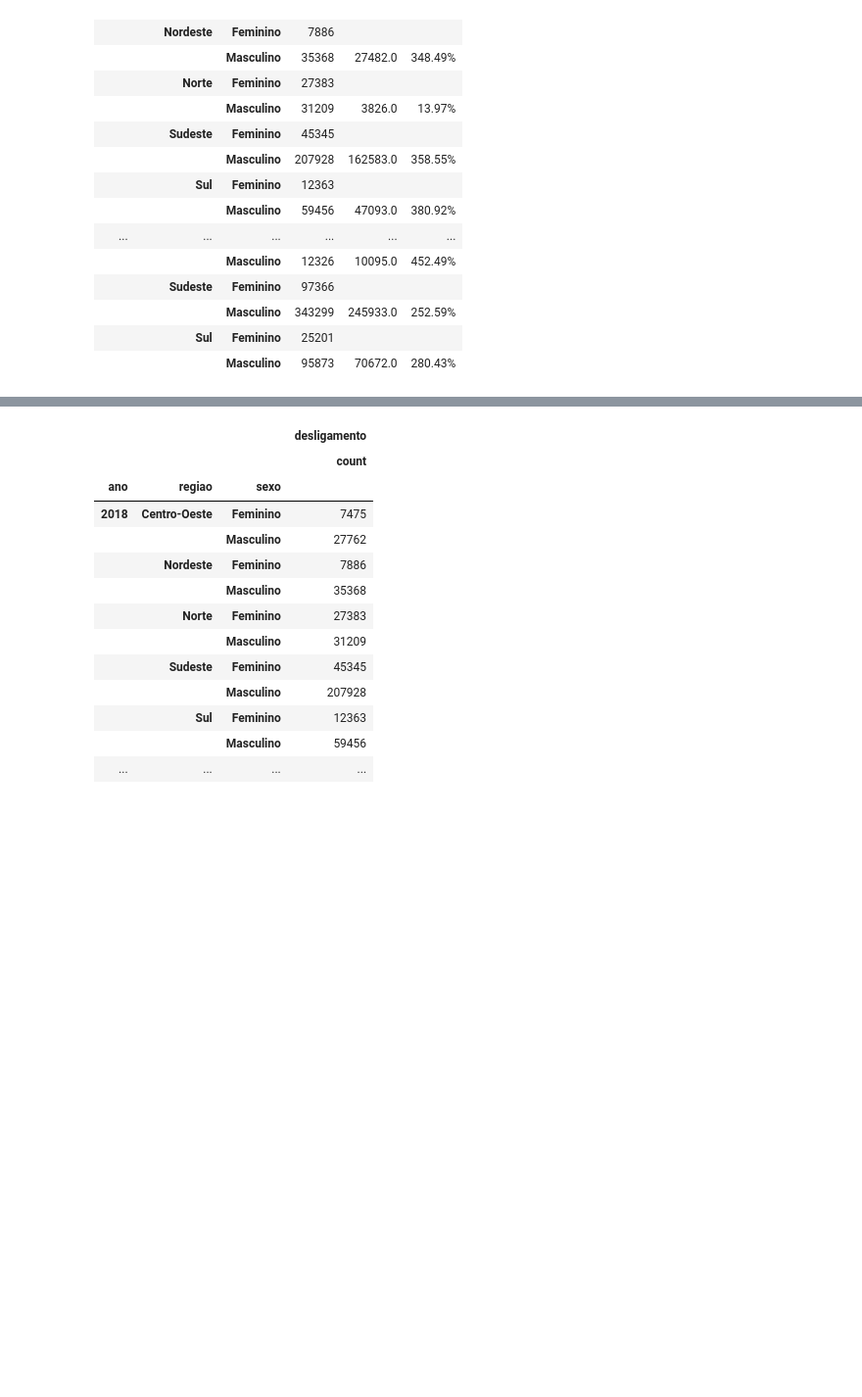
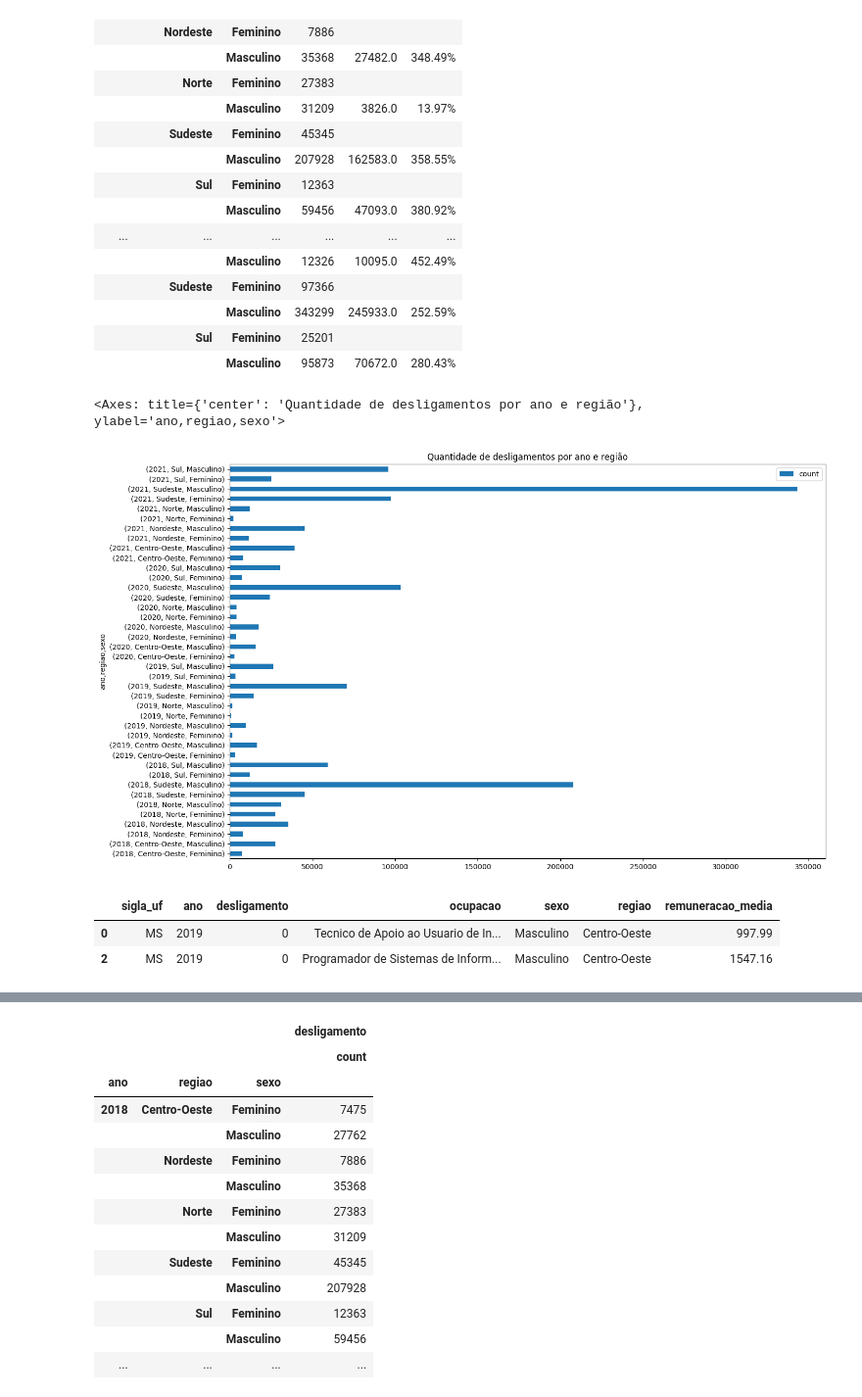
Before and after one commit to celiudos/unb_artigo_mineracao_dados, a Jupyter notebook: src/analise_profissionais_ti_genero.ipynb, the cells around one changed output, grey strips where cells are left out. Shown: that part at 98% size. Drawn from its saved outputs; the diff is of its cells as text; code cells hidden in the pictures; blank space fills up the shorter version.

```diff
--- a/src/analise_profissionais_ti_genero.ipynb
+++ b/src/analise_profissionais_ti_genero.ipynb
@@ -265,3 +280,16 @@ df_ana_d
 # %%
 
 df_ana_d.to_latex("./output/silver/df_ana_dm.tex", index=True, escape=True)
+# %%
+# plot a grapth of df_ana_d by ano and regiao
+df_ana_d.plot(kind="barh", figsize=(15, 10),
+              title="Quantidade de desligamentos por ano e região")
+# %% [output]
+<Axes: title={'center': 'Quantidade de desligamentos por ano e região'}, ylabel='ano,regiao,sexo'>
+[figure, added]
+# %%
+df_ana.head(2)
+# %% [output]
+|  | sigla_uf | ano | desligamento | ocupacao | sexo | regiao | remuneracao_media |
+| 0 | MS | 2019 | 0 | Tecnico de Apoio ao Usuario de In... | Masculino | Centro-Oeste | 997.99 |
+| 2 | MS | 2019 | 0 | Programador de Sistemas de Inform... | Masculino | Centro-Oeste | 1547.16 |
```
Also changed, not shown: parts of 2 cells of this notebook.
